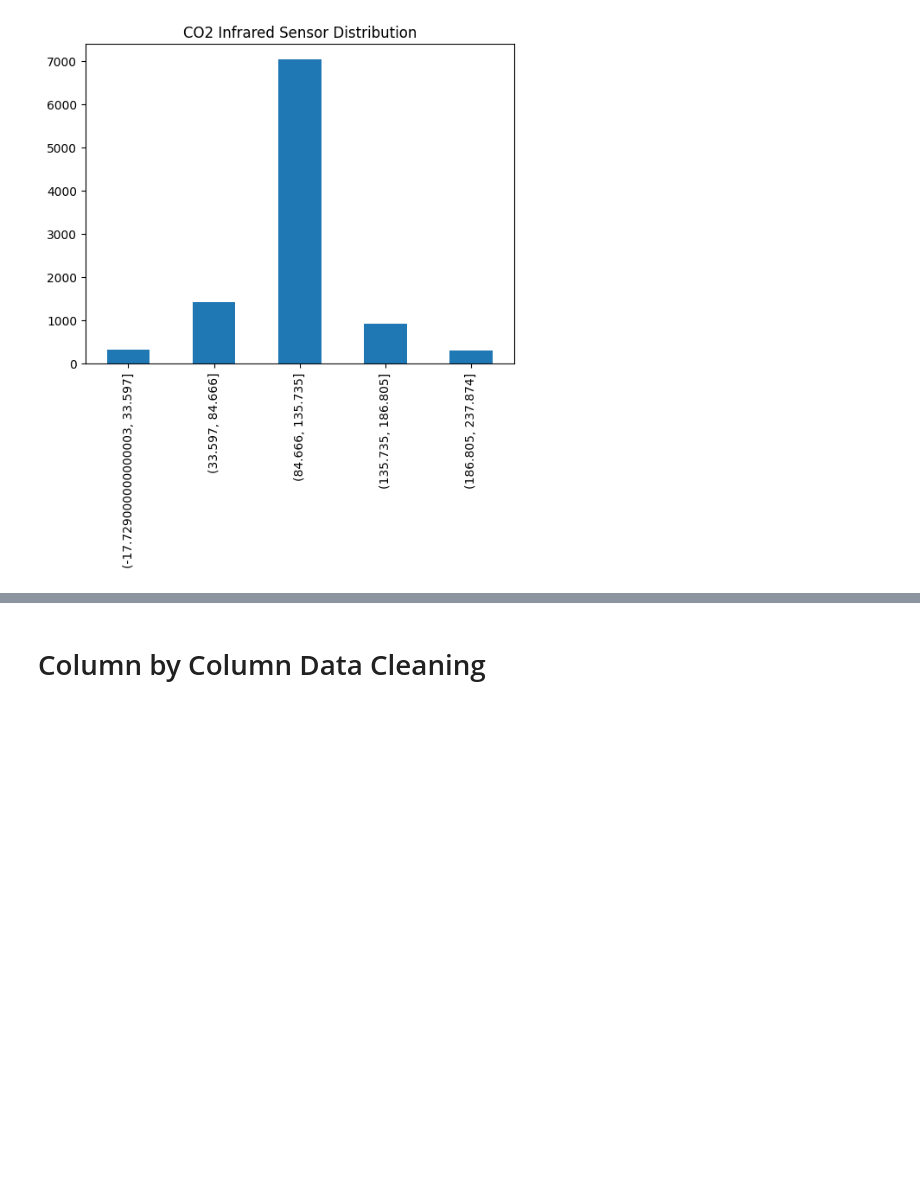
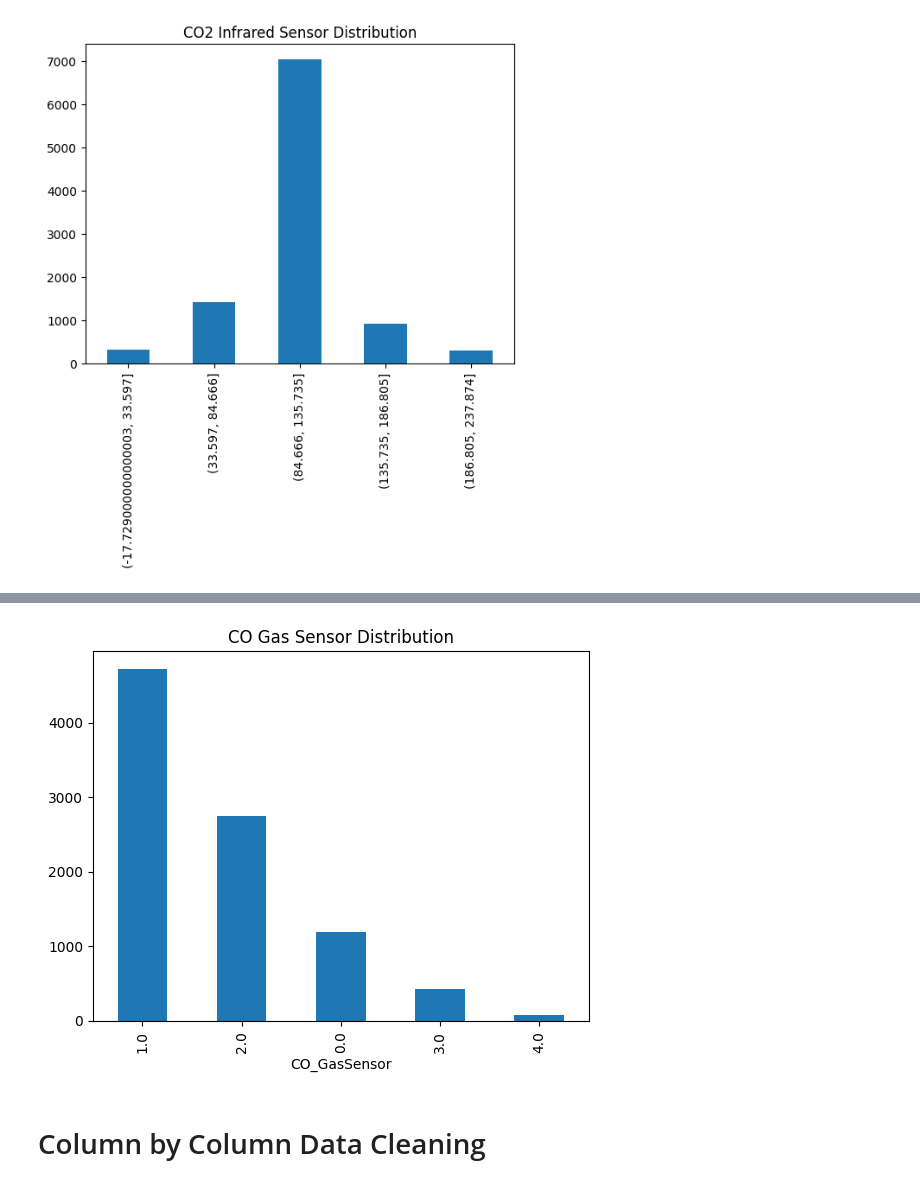
Before and after one commit to cucucumber789-svg/EGT309_T2_Chickenpie, a Jupyter notebook: eda.ipynb, the cells around one changed output, grey strips where cells are left out. Saved outputs shown, nothing was run; the diff lists cells and outputs as text; code cells hidden in the pictures; blank space fills up the shorter version.

```diff
--- a/eda.ipynb
+++ b/eda.ipynb
@@ -146,3 +184,9 @@ plt.show()
+# %%
+df['CO_GasSensor'].value_counts().plot(kind='bar')
+plt.title('CO Gas Sensor Distribution')
+plt.show()
+# %% [output]
+[figure, added]
 # %% [markdown]
 # Column by Column Data Cleaning
 # %% [markdown]
```
Also changed, not shown: parts of 19 cells of this notebook.
